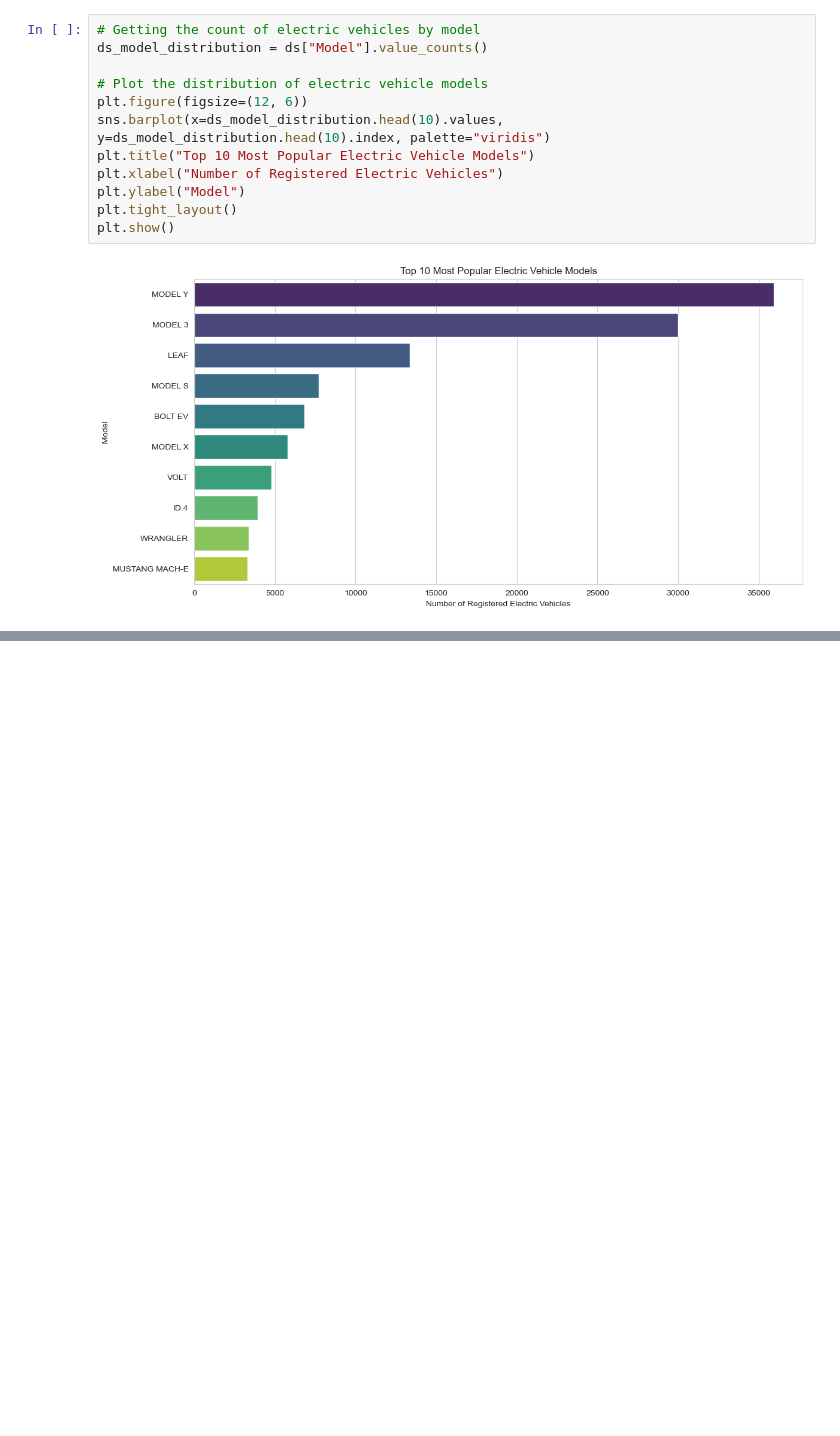
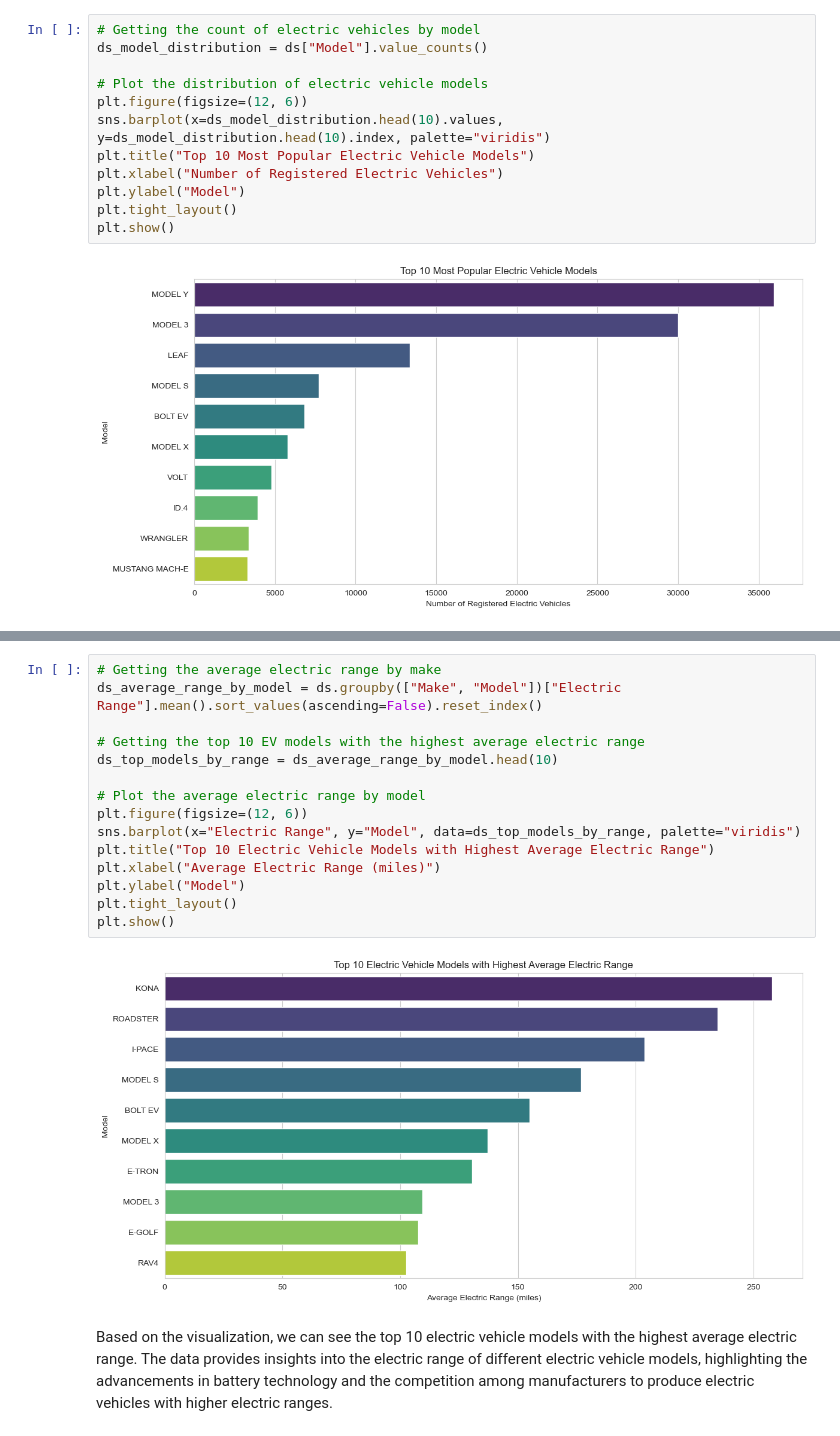
Before and after one commit to cogxen/ev-market-size-analysis, a Jupyter notebook: report.ipynb, the cells around one changed output, grey strips where cells are left out. Cells and saved outputs as stored; diff of their text form; blank space fills up the shorter version.

```diff
--- a/report.ipynb
+++ b/report.ipynb
@@ -223,0 +280,19 @@ plt.show()
+# %%
+# Getting the average electric range by make
+ds_average_range_by_model = ds.groupby(["Make", "Model"])["Electric Range"].mean().sort_values(ascending=False).reset_index()
+
+# Getting the top 10 EV models with the highest average electric range
+ds_top_models_by_range = ds_average_range_by_model.head(10)
+
+# Plot the average electric range by model
+plt.figure(figsize=(12, 6))
+sns.barplot(x="Electric Range", y="Model", data=ds_top_models_by_range, palette="viridis")
+plt.title("Top 10 Electric Vehicle Models with Highest Average Electric Range")
+plt.xlabel("Average Electric Range (miles)")
+plt.ylabel("Model")
+plt.tight_layout()
+plt.show()
+# %% [output]
+[figure, added]
+# %% [markdown]
+Based on the visualization, we can see the top 10 electric vehicle models with the highest average electric range. The data provides insights into the electric range of different electric vehicle models, highlighting the advancements in battery technology and the competition among manufacturers to produce electric vehicles with higher electric ranges.
```
Also changed, not shown: parts of 8 cells of this notebook.
